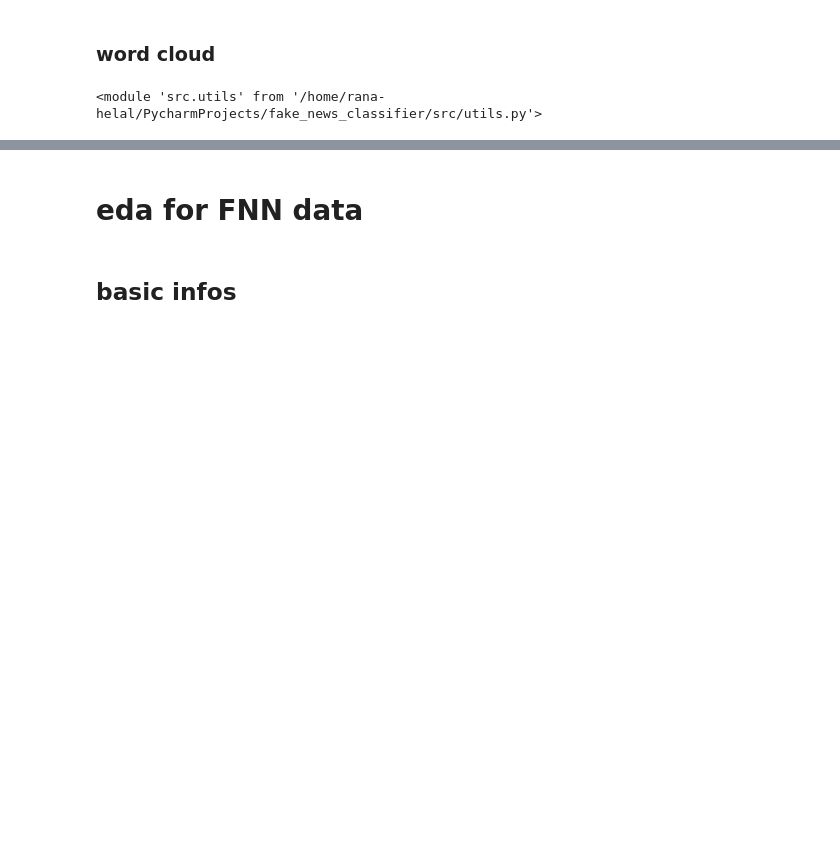
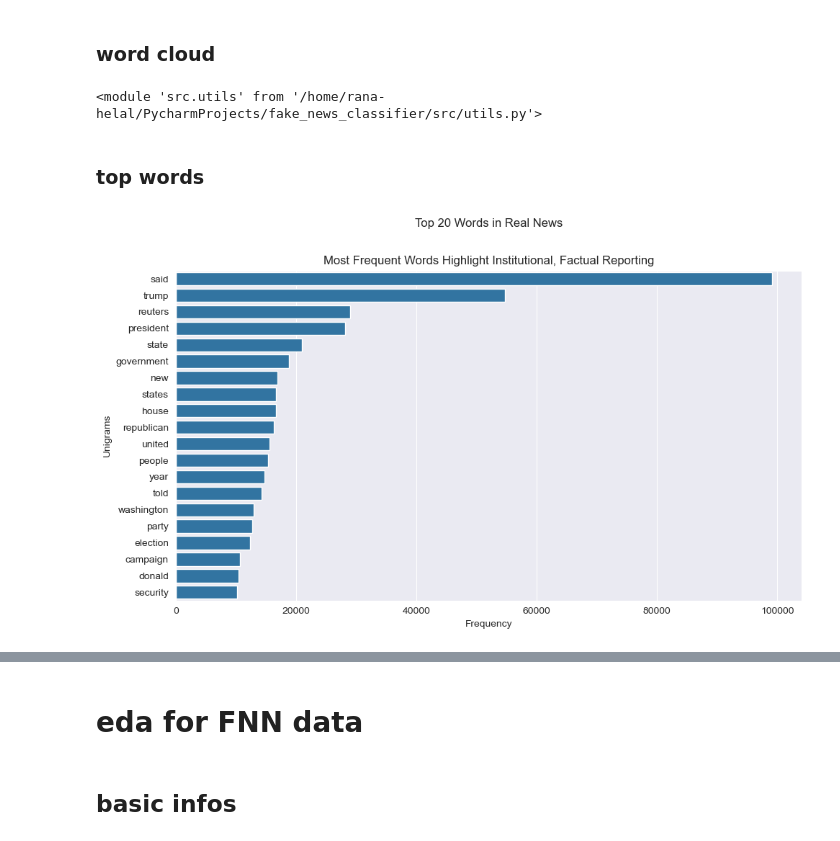
Before and after one commit to ranaehelal/fake_news_classifier, a Jupyter notebook: notebooks/01_eda.ipynb, the cells around one changed output, grey strips where cells are left out. Cells and saved outputs as stored; diff of their text form; code cells hidden in the pictures; blank space fills up the shorter version.

```diff
--- a/notebooks/01_eda.ipynb
+++ b/notebooks/01_eda.ipynb
@@ -130,3 +180,13 @@ importlib.reload(src.utils)
 generate_wordcloud(df_kaggle, label="fake", source="kaggle")
 # %%
 generate_wordcloud(df_kaggle, label="real", source="kaggle")
+# %% [markdown]
+### top words
+# %%
+importlib.reload(src.eda_utils)
+
+from src.eda_utils import get_top_n_words
+from src.eda_utils import plot_top_words
+
+real_texts = df_kaggle[df_kaggle['label'] == 'real']['text'].dropna().astype(str)
+real_texts = get_top_n_words(real_texts, n=20)
@@ -132,0 +196,12 @@ generate_wordcloud(df_kaggle, label="real", source="kaggle")
+# %%
+import pandas as pd
+
+real_texts= pd.DataFrame(real_texts, columns=['word', 'freq'])
+plot_top_words(
+    real_texts,
+    title='Top 20 Words in Real News\n\n\nMost Frequent Words Highlight Institutional, Factual Reporting',
+    x_label='Frequency',
+    y_label='Unigrams',
+)
+# %% [output]
+[figure, added]
```
Also changed, not shown: parts of 14 cells of this notebook, 1 other file.
